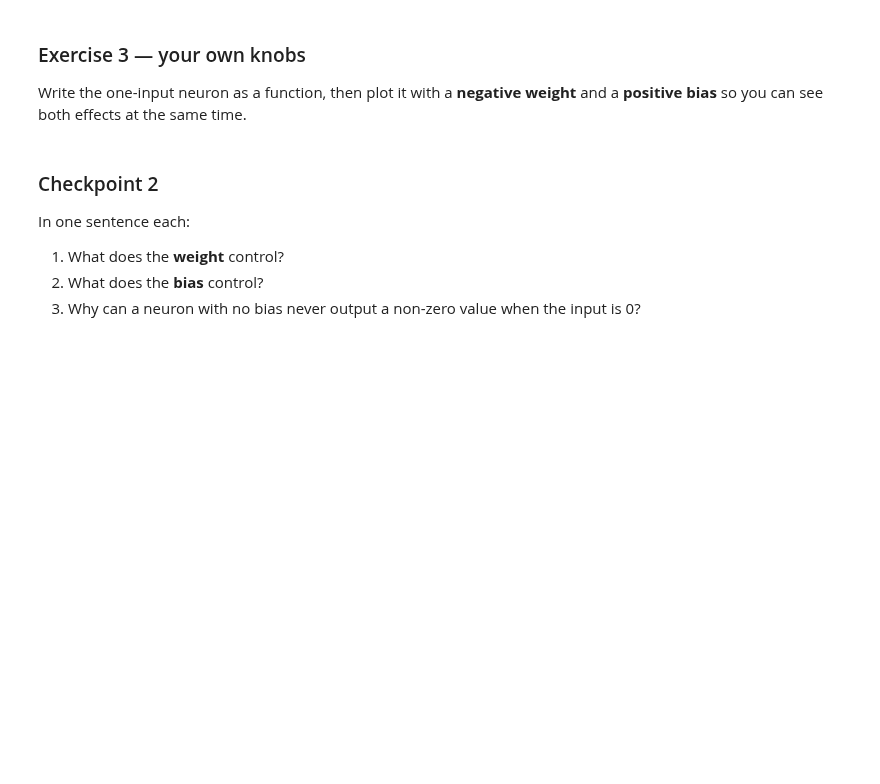
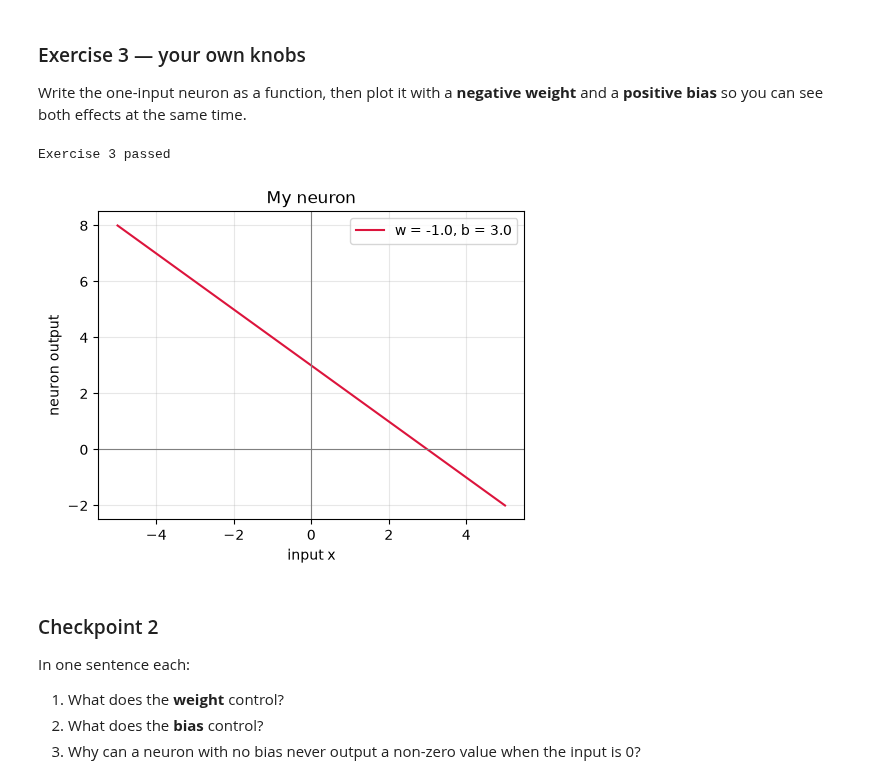
Before and after one commit to Danial0-01/arti402, a Jupyter notebook: Lab1/arti402_lab1_2240007144.ipynb, the cells around one changed output. Saved outputs shown, nothing was run; the diff lists cells and outputs as text; code cells hidden in the pictures; blank space fills up the shorter version.

```diff
--- a/Lab1/arti402_lab1_2240007144.ipynb
+++ b/Lab1/arti402_lab1_2240007144.ipynb
@@ -310,29 +333,32 @@ Write the one-input neuron as a function, then plot it with a **negative weight*
 # %%
 # TODO: return the output of a single-input neuron: weight * x + bias
 def neuron_line(x, w, b):
-    ...
+    return w * x + b
 
 
 # --- self-check ---
 assert abs(neuron_line(2.0, 3.0, 1.0) - 7.0) < 1e-9, "neuron_line(2, 3, 1) should be 7.0"
 assert abs(neuron_line(0.0, 5.0, -2.0) + 2.0) < 1e-9, "at x=0 the output should equal the bias"
 print("Exercise 3 passed")
 
 # TODO: pick a negative weight and a positive bias, then plot the line.
-my_w = ...
-my_b = ...
+my_w = -1.0
+my_b = 3.0
 
 plt.figure(figsize=(5.5, 4))
 plt.plot(x, neuron_line(x, my_w, my_b), color="crimson",
          label=f"w = {my_w}, b = {my_b}")
 plt.axhline(0, color="grey", lw=0.8)
 plt.axvline(0, color="grey", lw=0.8)
 plt.xlabel("input x")
 plt.ylabel("neuron output")
 plt.title("My neuron")
 plt.legend()
 plt.grid(alpha=0.3)
 plt.show()
+# %% [output]
+Exercise 3 passed
+[figure, added]
 # %% [markdown]
 ### Checkpoint 2
 
```
Also changed, not shown: parts of 20 cells of this notebook.
